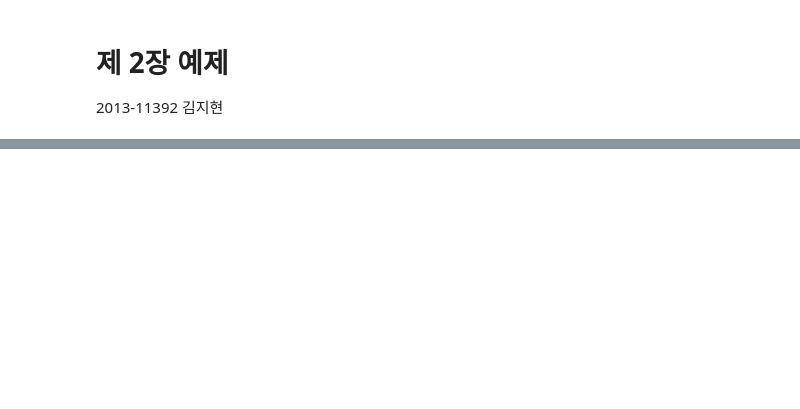
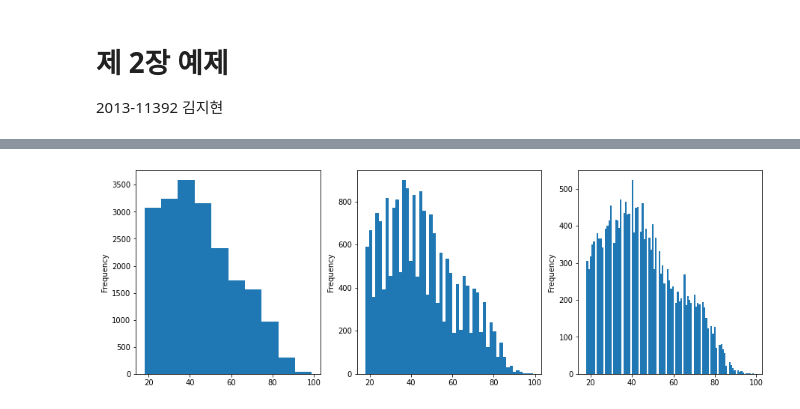
Before and after one commit to simnalamburt/snucse, a Jupyter notebook: 통계학실험/ch02/2013_11392김지현.ipynb, the cells around one changed output, grey strips where cells are left out. Saved outputs shown, nothing was run; the diff lists cells and outputs as text; code cells hidden in the pictures; blank space fills up the shorter version.

```diff
--- a/통계학실험/ch02/2013_11392김지현.ipynb
+++ b/통계학실험/ch02/2013_11392김지현.ipynb
@@ -16,0 +120,8 @@
+# %%
+_, axs = plt.subplots(1, 3, figsize=(15, 5))
+cdc.age.plot.hist(ax=axs[0])
+cdc.age.plot.hist(ax=axs[1], bins=50)
+cdc.age.plot.hist(ax=axs[2], bins=100)
+plt.show()
+# %% [output]
+[figure, added]
```
Also changed, not shown: parts of 10 cells of this notebook, 1 other file.
